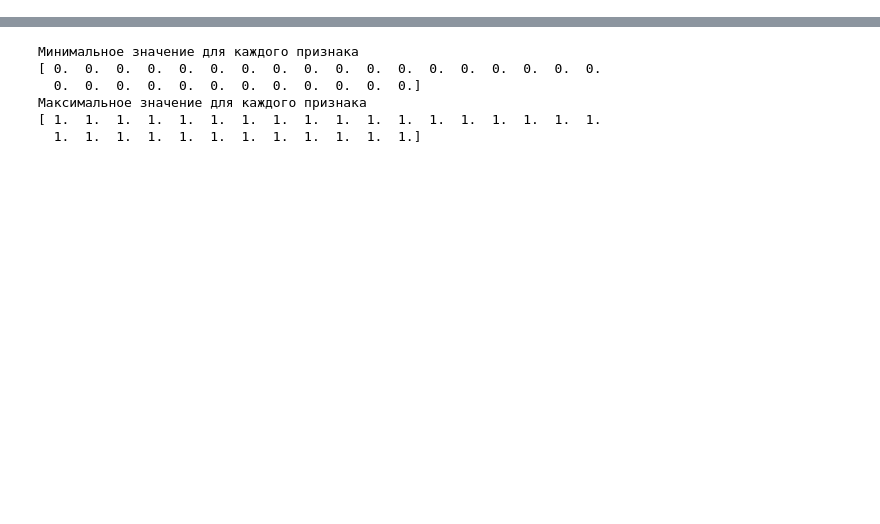
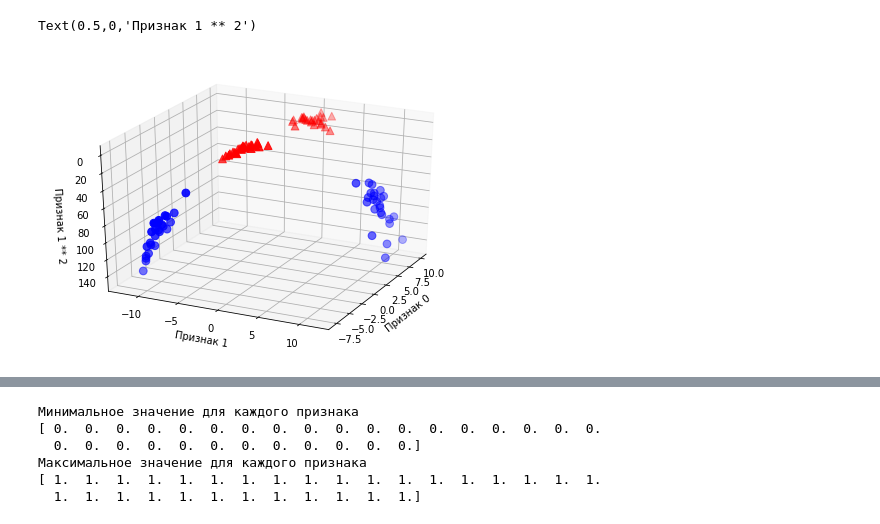
Before and after one commit to Sneg42/Introduction-im-ML, a Jupyter notebook: SVM .ipynb, the cells around one changed output, grey strips where cells are left out. Drawn from its saved outputs; the diff is of its cells as text; code cells hidden in the pictures; blank space fills up the shorter version.

```diff
--- a/SVM .ipynb
+++ b/SVM .ipynb
@@ -9,0 +32,18 @@ plt.rc('font', family='Verdena')
+# %%
+# Добавляем второй признак, возведенный в квадрат
+X_new = np.hstack([X, X[:, 1:] ** 2])
+
+from mpl_toolkits.mplot3d import Axes3D, axes3d
+figure = plt.figure()
+# Визуализируем в 3D
+ax = Axes3D(figure, elev=-152, azim=-26)
+# Сначала размещаем на графике все точки с y == 0, затем  c y == 1
+mask = y == 0
+ax.scatter(X_new[mask, 0], X_new[mask, 1], X_new[mask, 2], c='b', cmap=mglearn.cm2, s=60)
+ax.scatter(X_new[~mask, 0], X_new[~mask, 1], X_new[~mask, 2], c='r', marker='^', cmap=mglearn.cm2, s=60)
+ax.set_xlabel('Признак 0')
+ax.set_ylabel('Признак 1')
+ax.set_zlabel('Признак 1 ** 2')
+# %% [output]
+Text(0.5,0,'Признак 1 ** 2')
+[figure, added]
```
Also changed, not shown: parts of 11 cells of this notebook, 4 other files.
